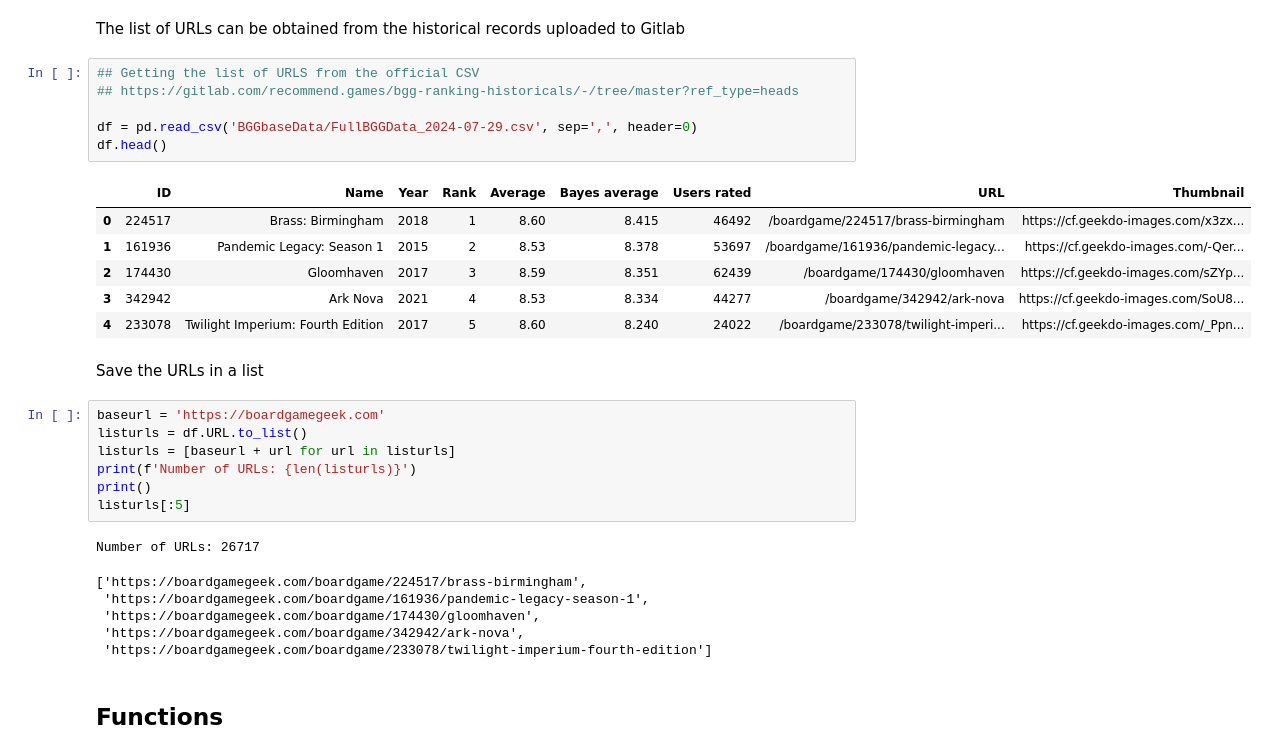
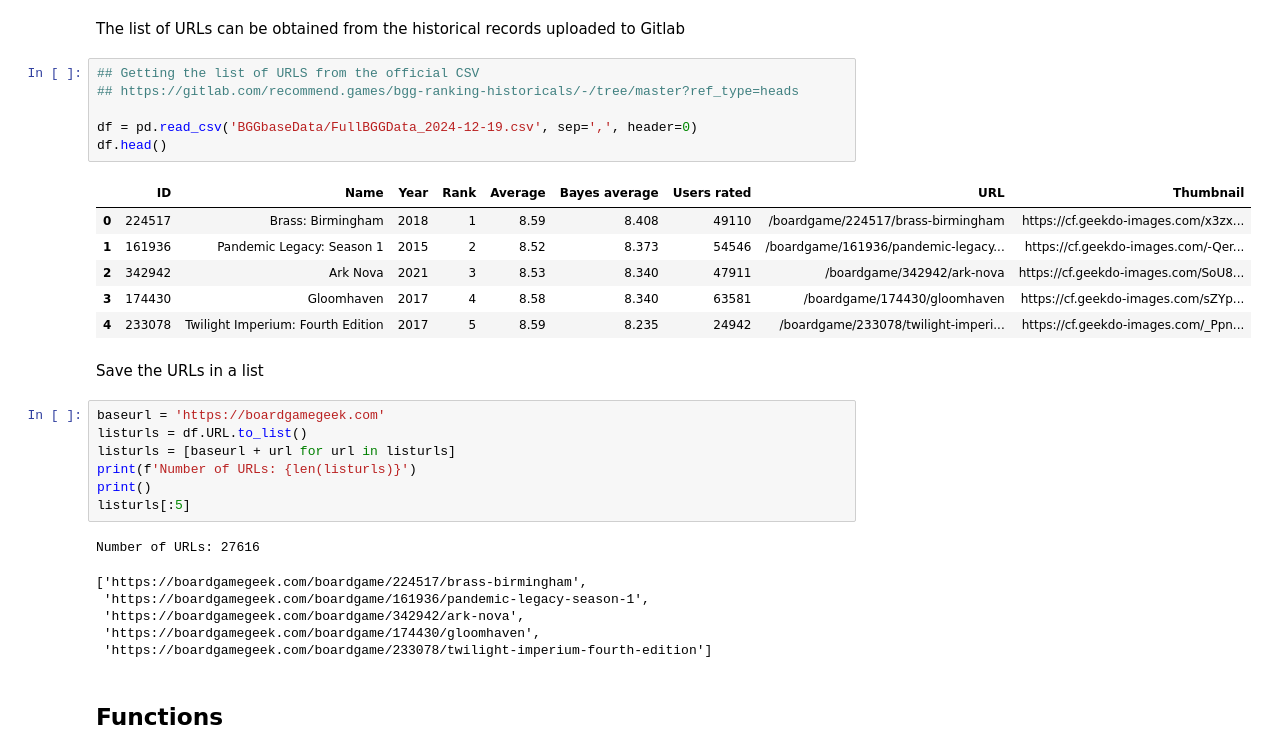
Before and after one commit to manuelarcer/bgg, a Jupyter notebook: bgg_scraper_v2.ipynb, the cells around one changed output. Saved outputs shown, nothing was run; the diff lists cells and outputs as text.

```diff
--- a/bgg_scraper_v2.ipynb
+++ b/bgg_scraper_v2.ipynb
@@ -13,16 +13,16 @@ The list of URLs can be obtained from the historical records uploaded to Gitlab
 # %%
 ## Getting the list of URLS from the official CSV
 ## https://gitlab.com/recommend.games/bgg-ranking-historicals/-/tree/master?ref_type=heads
 
-df = pd.read_csv('BGGbaseData/FullBGGData_2024-07-29.csv', sep=',', header=0)
+df = pd.read_csv('BGGbaseData/FullBGGData_2024-12-19.csv', sep=',', header=0)
 df.head()
 # %% [output]
 |  | ID | Name | Year | Rank | Average | Bayes average | Users rated | URL | Thumbnail |
-| 0 | 224517 | Brass: Birmingham | 2018 | 1 | 8.60 | 8.415 | 46492 | /boardgame/224517/brass-birmingham | https://cf.geekdo-images.com/x3zx... |
-| 1 | 161936 | Pandemic Legacy: Season 1 | 2015 | 2 | 8.53 | 8.378 | 53697 | /boardgame/161936/pandemic-legacy... | https://cf.geekdo-images.com/-Qer... |
-| 2 | 174430 | Gloomhaven | 2017 | 3 | 8.59 | 8.351 | 62439 | /boardgame/174430/gloomhaven | https://cf.geekdo-images.com/sZYp... |
-| 3 | 342942 | Ark Nova | 2021 | 4 | 8.53 | 8.334 | 44277 | /boardgame/342942/ark-nova | https://cf.geekdo-images.com/SoU8... |
-| 4 | 233078 | Twilight Imperium: Fourth Edition | 2017 | 5 | 8.60 | 8.240 | 24022 | /boardgame/233078/twilight-imperi... | https://cf.geekdo-images.com/_Ppn... |
+| 0 | 224517 | Brass: Birmingham | 2018 | 1 | 8.59 | 8.408 | 49110 | /boardgame/224517/brass-birmingham | https://cf.geekdo-images.com/x3zx... |
+| 1 | 161936 | Pandemic Legacy: Season 1 | 2015 | 2 | 8.52 | 8.373 | 54546 | /boardgame/161936/pandemic-legacy... | https://cf.geekdo-images.com/-Qer... |
+| 2 | 342942 | Ark Nova | 2021 | 3 | 8.53 | 8.340 | 47911 | /boardgame/342942/ark-nova | https://cf.geekdo-images.com/SoU8... |
+| 3 | 174430 | Gloomhaven | 2017 | 4 | 8.58 | 8.340 | 63581 | /boardgame/174430/gloomhaven | https://cf.geekdo-images.com/sZYp... |
+| 4 | 233078 | Twilight Imperium: Fourth Edition | 2017 | 5 | 8.59 | 8.235 | 24942 | /boardgame/233078/twilight-imperi... | https://cf.geekdo-images.com/_Ppn... |
 # %% [markdown]
 Save the URLs in a list
 # %%
@@ -33,11 +33,11 @@ print(f'Number of URLs: {len(listurls)}')
 print()
 listurls[:5]
 # %% [output]
-Number of URLs: 26717
+Number of URLs: 27616
 ['https://boardgamegeek.com/boardgame/224517/brass-birmingham',
  'https://boardgamegeek.com/boardgame/161936/pandemic-legacy-season-1',
+ 'https://boardgamegeek.com/boardgame/342942/ark-nova',
  'https://boardgamegeek.com/boardgame/174430/gloomhaven',
- 'https://boardgamegeek.com/boardgame/342942/ark-nova',
  'https://boardgamegeek.com/boardgame/233078/twilight-imperium-fourth-edition']
 # %% [markdown]
 ## Functions
```
Also changed, not shown: parts of 4 cells of this notebook, 2 other files.
